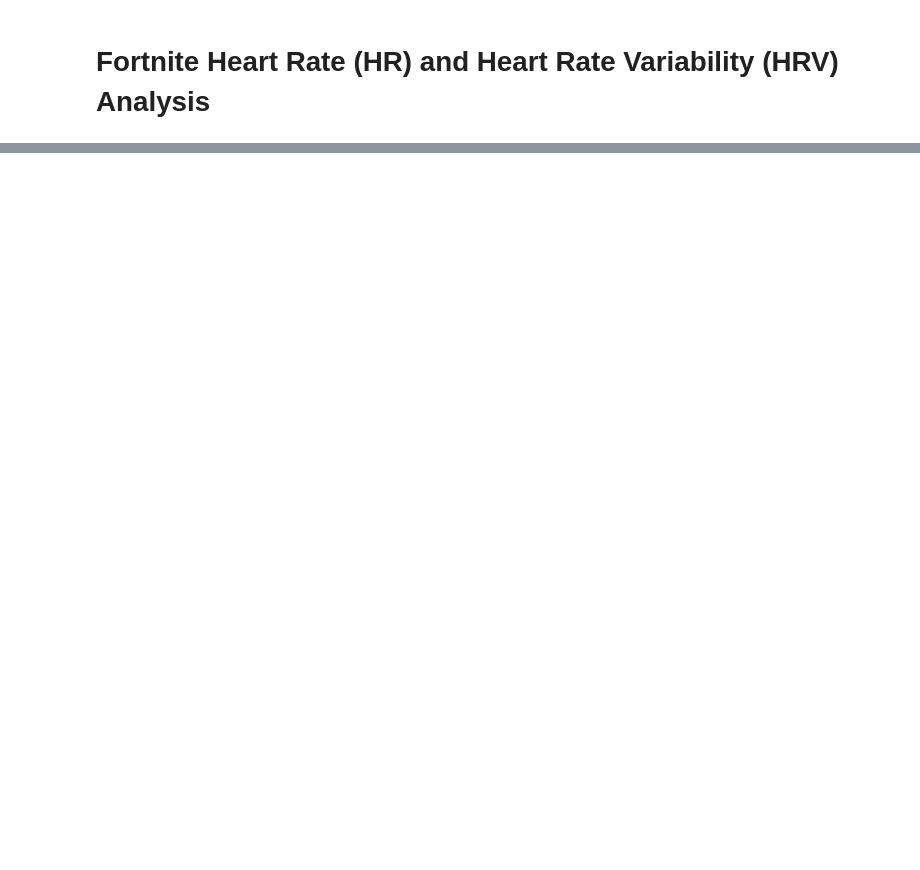
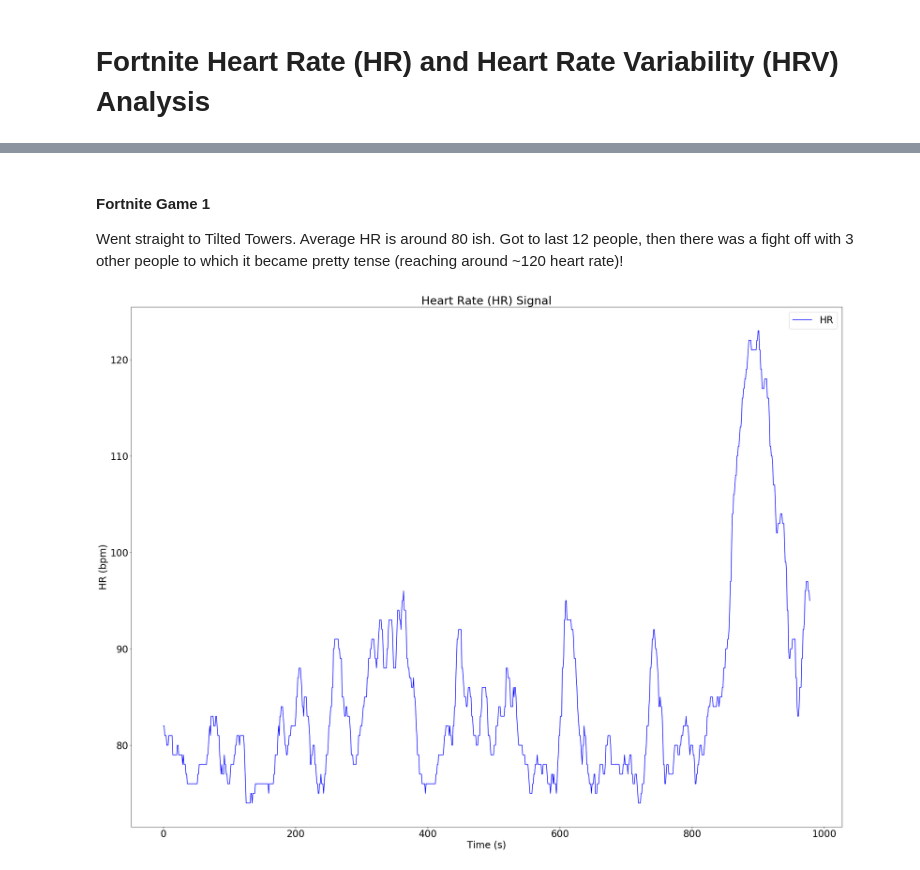
Before and after one commit to scottbanyard/fortnite-hr-analysis, a Jupyter notebook: fortnite_analysis.ipynb, the cells around one changed output, grey strips where cells are left out. Saved outputs shown, nothing was run; the diff lists cells and outputs as text; code cells hidden in the pictures; blank space fills up the shorter version.

Commit message:
Added Fortnite data from 3 games. Added HR signal from one game.

```diff
--- a/fortnite_analysis.ipynb
+++ b/fortnite_analysis.ipynb
@@ -37,0 +49,44 @@ There are a few collected data files existing (or yet to be) that contain the HR
+# %%
+def create_new_fig():
+    """ Creates new figure
+
+        :returns:
+            An axis object
+    """
+    fig = plt.figure()
+    ax = fig.add_subplot(111)
+    return ax
+
+def plot_hr_signal(hrs):
+    """ Plots HR signal
+
+        :returns:
+            Plot
+    """
+    ax = create_new_fig()
+    timescale = np.linspace(0, len(hrs), len(hrs))
+    plt.title("Heart Rate (HR) Signal")
+    ax.plot(timescale, hrs, label="HR", color='blue')
+    ax.legend()
+    plt.xlabel("Time (s)")
+    plt.ylabel("HR (bpm)")
+    # Draw plot so that it doesn't block computation (show needs to follow at end of computation)
+    plt.show()
+# %%
+# Data file strings
+data_file_strings = [f for f in listdir("data") if isfile(join("data", f))]
+hr_files = [s for s in data_file_strings if "hr" in s]
+rr_files = [s for s in data_file_strings if "rr" in s]
+# %% [markdown]
+#### Fortnite Game 1
+
+Went straight to Tilted Towers. Average HR is around 80 ish. Got to last 12 people, then there was a fight off with 3 other people to which it became pretty tense (reaching around ~120 heart rate)!
+# %%
+# Heart Rate Signal for Fortnite game when I came 12th overall
+f_hr = open("data/" + hr_files[2], 'r')
+hrs = [int(hr.rstrip()) for hr in f_hr.readlines()]
+f_hr.close()
+
+plot_hr_signal(hrs)
+# %% [output]
+[figure, added]
```
Also changed, not shown: parts of 2 cells of this notebook, 6 other files.
